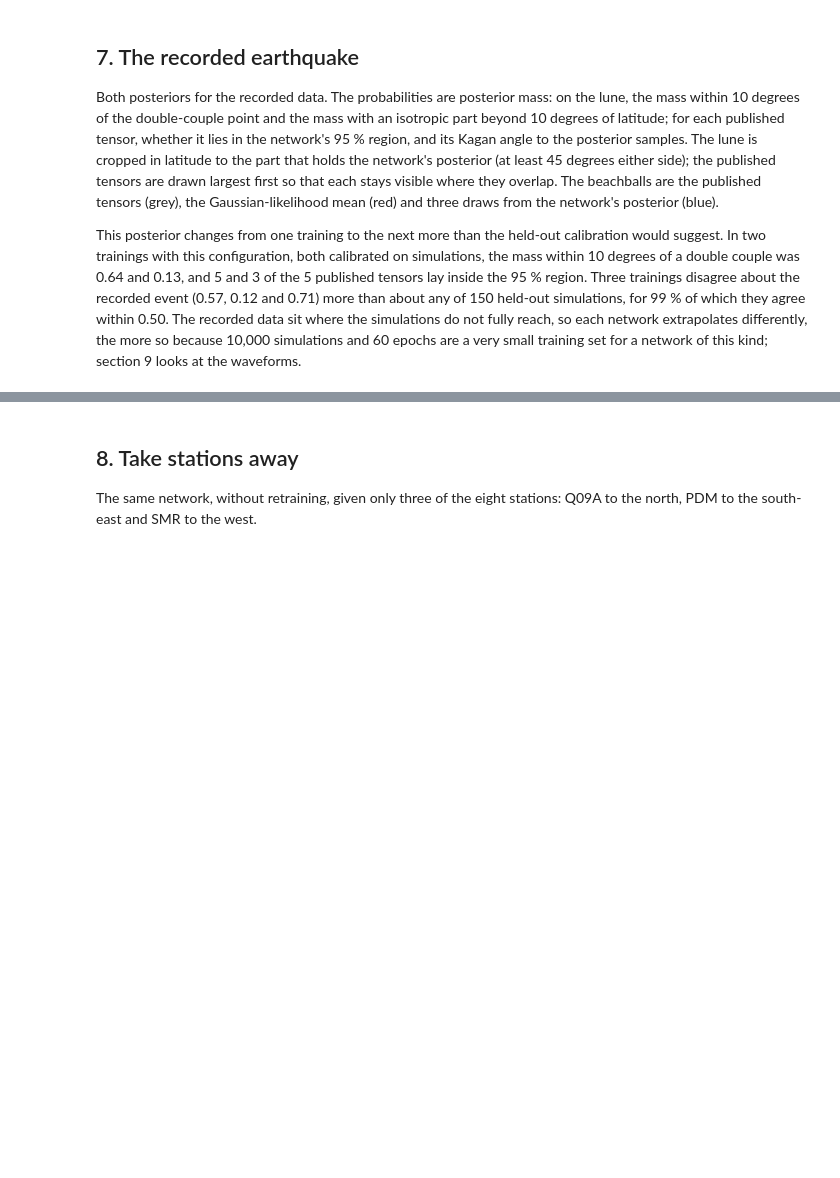
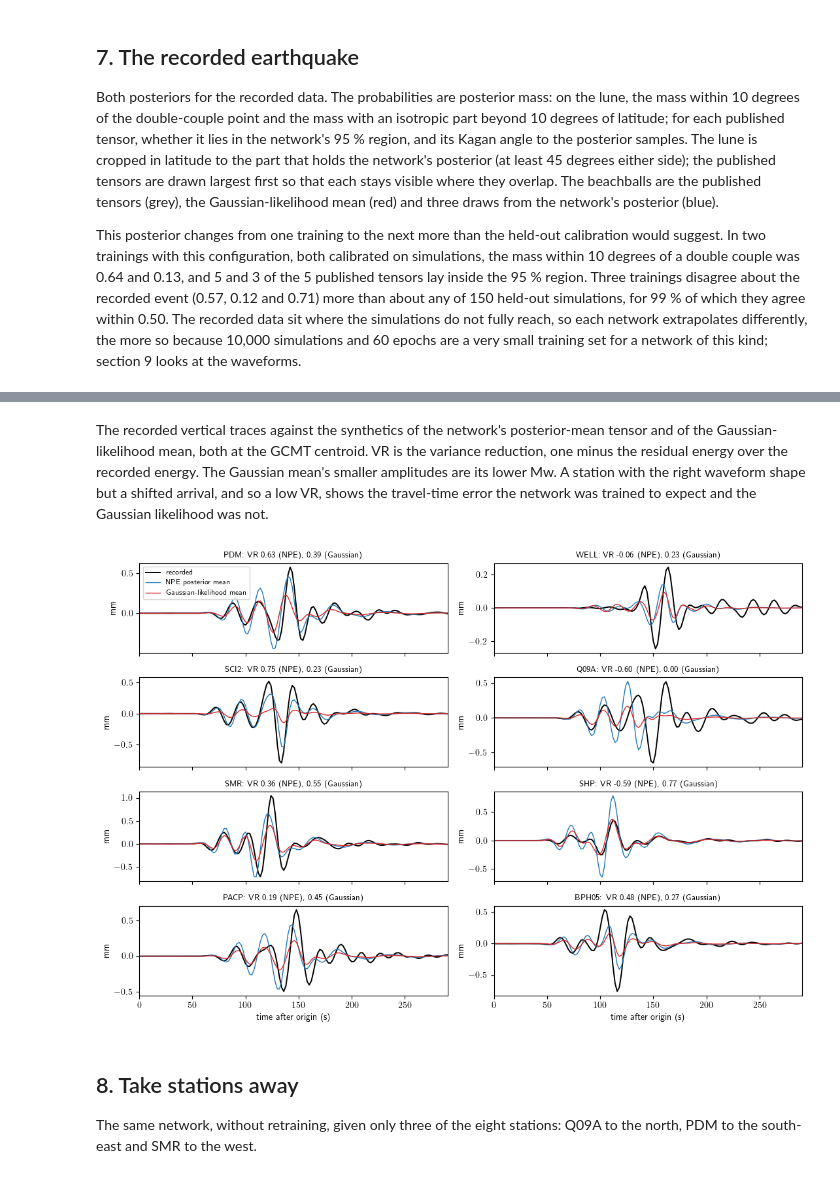
Before and after one commit to asaoulis/seismo-sbi, a Jupyter notebook: examples/npe_flagship.ipynb, the cells around one changed output, grey strips where cells are left out. Drawn from its saved outputs; the diff is of its cells as text; code cells hidden in the pictures; blank space fills up the shorter version.

```diff
--- a/examples/npe_flagship.ipynb
+++ b/examples/npe_flagship.ipynb
@@ -437,3 +465,28 @@ GFZ Mw 6.41      in the NPE 95 % region: yes; Kagan angle to NPE samples  7.4 de
+# %% [markdown]
+The recorded vertical traces against the synthetics of the network's posterior-mean tensor and of the
+Gaussian-likelihood mean, both at the GCMT centroid. VR is the variance reduction, one minus the residual energy
+over the recorded energy. The Gaussian mean's smaller amplitudes are its lower Mw. A
+station with the right waveform shape but a shifted arrival, and so a low VR, shows the travel-time error the
+network was trained to expect and the Gaussian likelihood was not.
+# %%
+fits = {"NPE posterior mean": (npe_m6.mean(axis=0), "C0"), "Gaussian-likelihood mean": (gl_mean, "C3")}
+fig, axes = plt.subplots(4, 2, figsize=(11, 7.5), sharex=True)
+for station, ax in enumerate(axes.T.ravel()):
+    ax.plot(time_s, observed[station, 0] * 1e3, "k", lw=1.4, label="recorded")
+    reductions = []
+    for label, (m6, colour) in fits.items():
+        synthetic = m6 @ centroid_kernels[:, station, 0]
+        ax.plot(time_s, synthetic * 1e3, color=colour, lw=1.0, label=label)
+        reductions.append(variance_reduction(observed[station, 0], synthetic))
+    ax.set_title(f"{names[station]}: VR {reductions[0]:.2f} (NPE), {reductions[1]:.2f} (Gaussian)", fontsize=9)
+    ax.set_ylabel("mm")
+axes[0, 0].legend(fontsize=8, loc="upper left")
+for ax in axes[-1]:
+    ax.set(xlabel="time after origin (s)", xlim=(0, time_s[-1]))
+fig.tight_layout()
+plt.show()
+# %% [output]
+[figure, added]
 # %% [markdown]
 ## 8. Take stations away
 
```
Also changed, not shown: parts of 12 cells of this notebook, 2 other files.
